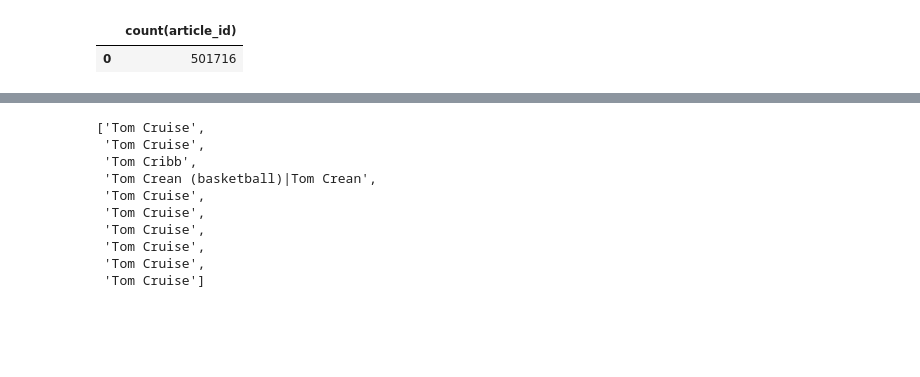
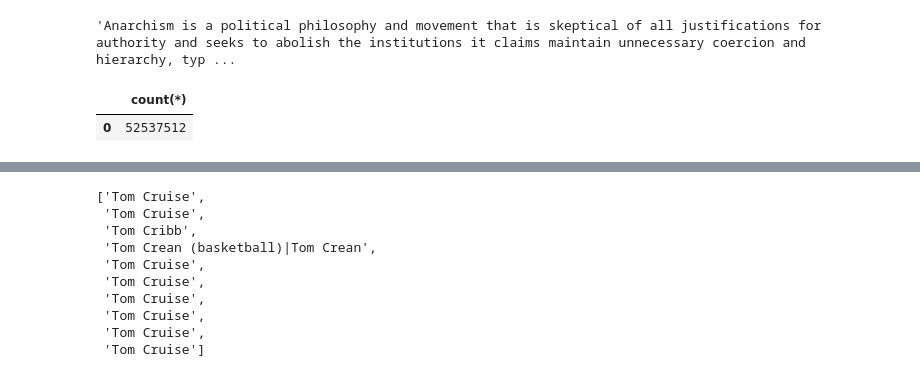
Before and after one commit to jackvandeleuv/paragraphle, a Jupyter notebook: preprocessing/scratch.ipynb, the cells around one changed output, grey strips where cells are left out. Drawn from its saved outputs; the diff is of its cells as text; code cells hidden in the pictures; blank space fills up the shorter version.

```diff
--- a/preprocessing/scratch.ipynb
+++ b/preprocessing/scratch.ipynb
@@ -1,3 +1,26 @@
+# %%
+
+import sqlite3
+import pandas as pd
+
+pd.set_option('display.max_rows', None)
+
+conn = sqlite3.Connection('../backend/data.db')
+cur = conn.cursor()
+
+df = pd.read_parquet('data/scrape_articles_top5_len40_stride15.parquet')
+# %%
+
+import sqlite3
+import pandas as pd
+
+pd.set_option('display.max_rows', None)
+
+conn = sqlite3.Connection('../backend/data.db')
+cur = conn.cursor()
+# df = pd.read_csv('data/scrape_articles_top5_len40_stride15.csv')
+# df = df[~df.clean_title.isna()]
+# df[df.clean_title.str.contains('tom c')]
 # %%
 
 import sqlite3
@@ -15,10 +38,11 @@ cur = conn.cursor()
 #     limit 100
 # """, conn)
 
-# pd.read_sql("""
-#     select distinct count(article_id)
-#     from articles
-# """, conn)
+pd.read_sql("""
+    select *
+    from chunks
+    limit 1
+""", conn).iloc[0]['chunk']
 
 # cur.execute("""
 # DELETE FROM articles
@@ -35,16 +59,16 @@ cur = conn.cursor()
 #   FROM chunks
 #   GROUP BY chunk_id
 # );""")
-
-conn.commit()
+# %% [output]
+'Anarchism is a political philosophy and movement that is skeptical of all justifications for authority and seeks to abolish the institutions it claims maintain unnecessary coercion and hierarchy, typ ...
 # %%
 pd.read_sql("""
-    select distinct count(article_id)
-    from articles
+    select count(*)
+    from chunks
 """, conn)
 # %% [output]
-|  | count(article_id) |
-| 0 | 501716 |
+|  | count(*) |
+| 0 | 52537512 |
 # %%
 # distinct article_id 1003432
 # distinct chunk_id 82537812
```
Also changed, not shown: 6 other files.
